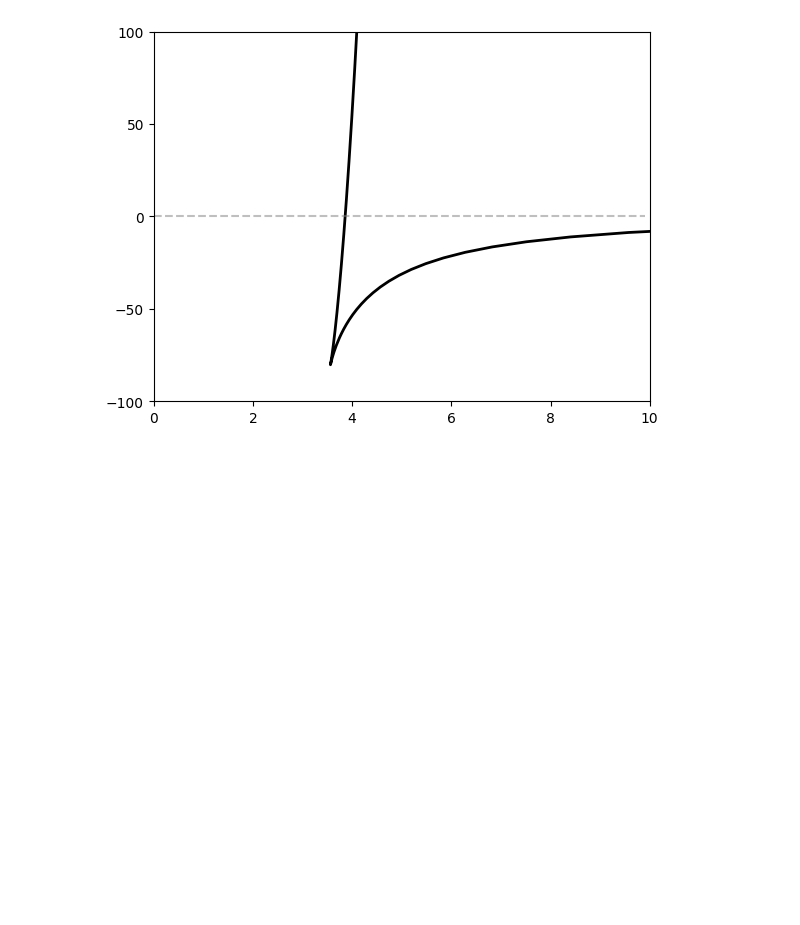
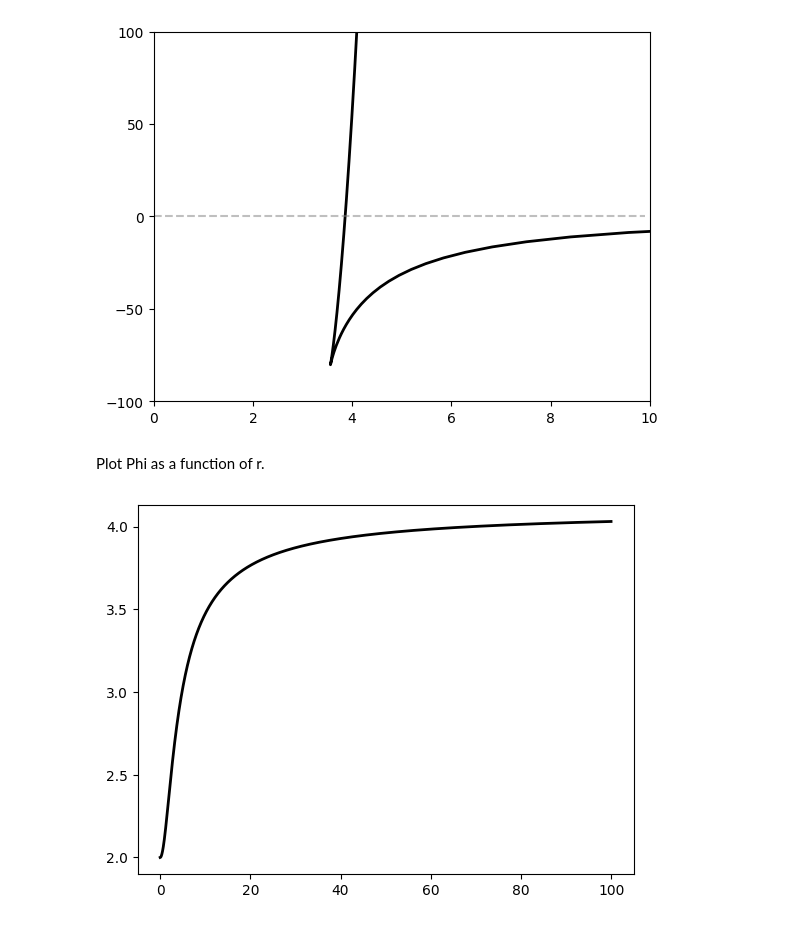
Before and after one commit to jchryssanthacopoulos/wormholes, a Jupyter notebook: einstein_maxwell_ads4_euclidean_connected.ipynb, the cells around one changed output. Drawn from its saved outputs; the diff is of its cells as text; code cells hidden in the pictures; blank space fills up the shorter version.

Commit message:
Update report and add more analysis plots

```diff
--- a/einstein_maxwell_ads4_euclidean_connected.ipynb
+++ b/einstein_maxwell_ads4_euclidean_connected.ipynb
@@ -256,3 +257,22 @@ plt.xlim([0, 10])
 plt.ylim([-100, 100]);
 # %% [output]
 [figure]
+# %% [markdown]
+Plot Phi as a function of r.
+# %%
+def get_phi_r(r, phi_star, L):
+    a, b = get_a_b(phi_star)
+    m = 1 - a ** 2 / b ** 2
+    phi = np.arctan2(r, L * a)
+    return phi_star * np.cosh((2 / b) * ellipkinc(phi, m))
+# %%
+phi_star = 2
+L_val = 1
+
+r_vals = np.arange(0, 100, 0.025)
+phi_r = [get_phi_r(r_val, phi_star, L_val) for r_val in r_vals]
+# %%
+plt.plot(r_vals, phi_r, c='k', lw=2)
+plt.yticks([2, 2.5, 3, 3.5, 4]);
+# %% [output]
+[figure, added]
```
Also changed, not shown: parts of 1 cell of this notebook, 2 other files.
